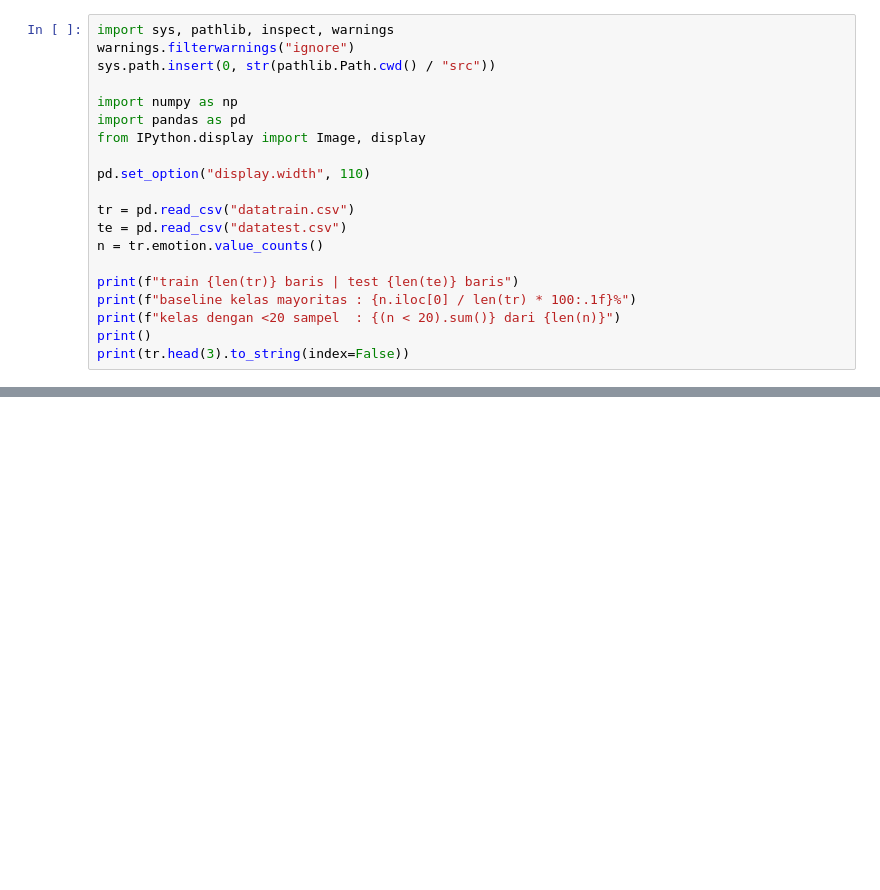
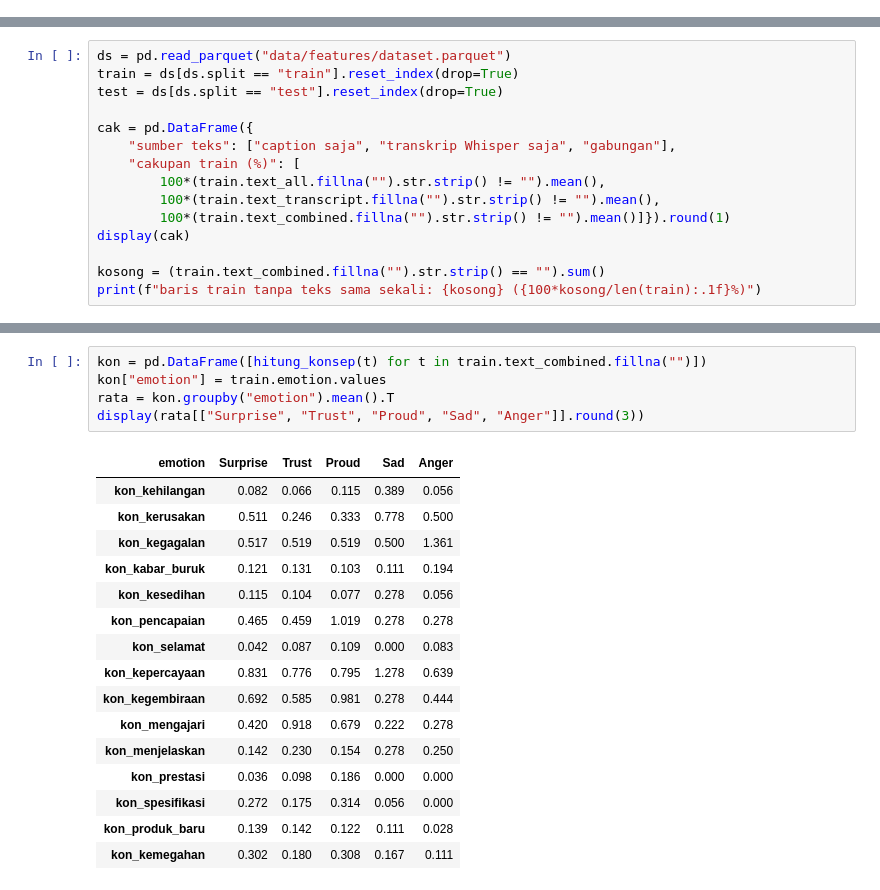
Before and after one commit to bejirbang/BDC_Tel-U_2026, a Jupyter notebook: explore.ipynb, the cells around one changed output, grey strips where cells are left out. Drawn from its saved outputs; the diff is of its cells as text; blank space fills up the shorter version.

```diff
--- a/explore.ipynb
+++ b/explore.ipynb
@@ -223,20 +0,0 @@ sebelum sebuah model bisa disebut mempelajari sesuatu.
-# %%
-import sys, pathlib, inspect, warnings
-warnings.filterwarnings("ignore")
-sys.path.insert(0, str(pathlib.Path.cwd() / "src"))
-
-import numpy as np
-import pandas as pd
-from IPython.display import Image, display
-
-pd.set_option("display.width", 110)
-
-tr = pd.read_csv("datatrain.csv")
-te = pd.read_csv("datatest.csv")
-n = tr.emotion.value_counts()
-
-print(f"train {len(tr)} baris | test {len(te)} baris")
-print(f"baseline kelas mayoritas : {n.iloc[0] / len(tr) * 100:.1f}%")
-print(f"kelas dengan <20 sampel  : {(n < 20).sum()} dari {len(n)}")
-print()
-print(tr.head(3).to_string(index=False))
@@ -1037,0 +309,15 @@ Rincian lengkap keputusan dan jalan buntu yang sempat ditempuh ada di
+# %%
+ds = pd.read_parquet("data/features/dataset.parquet")
+train = ds[ds.split == "train"].reset_index(drop=True)
+test = ds[ds.split == "test"].reset_index(drop=True)
+
+cak = pd.DataFrame({
+    "sumber teks": ["caption saja", "transkrip Whisper saja", "gabungan"],
+    "cakupan train (%)": [
+        100*(train.text_all.fillna("").str.strip() != "").mean(),
+        100*(train.text_transcript.fillna("").str.strip() != "").mean(),
+        100*(train.text_combined.fillna("").str.strip() != "").mean()]}).round(1)
+display(cak)
+
+kosong = (train.text_combined.fillna("").str.strip() == "").sum()
+print(f"baris train tanpa teks sama sekali: {kosong} ({100*kosong/len(train):.1f}%)")
@@ -1037,0 +460,22 @@ Rincian lengkap keputusan dan jalan buntu yang sempat ditempuh ada di
+# %%
+kon = pd.DataFrame([hitung_konsep(t) for t in train.text_combined.fillna("")])
+kon["emotion"] = train.emotion.values
+rata = kon.groupby("emotion").mean().T
+display(rata[["Surprise", "Trust", "Proud", "Sad", "Anger"]].round(3))
+# %% [output]
+| emotion | Surprise | Trust | Proud | Sad | Anger |
+| kon_kehilangan | 0.082 | 0.066 | 0.115 | 0.389 | 0.056 |
+| kon_kerusakan | 0.511 | 0.246 | 0.333 | 0.778 | 0.500 |
+| kon_kegagalan | 0.517 | 0.519 | 0.519 | 0.500 | 1.361 |
+| kon_kabar_buruk | 0.121 | 0.131 | 0.103 | 0.111 | 0.194 |
+| kon_kesedihan | 0.115 | 0.104 | 0.077 | 0.278 | 0.056 |
+| kon_pencapaian | 0.465 | 0.459 | 1.019 | 0.278 | 0.278 |
+| kon_selamat | 0.042 | 0.087 | 0.109 | 0.000 | 0.083 |
+| kon_kepercayaan | 0.831 | 0.776 | 0.795 | 1.278 | 0.639 |
+| kon_kegembiraan | 0.692 | 0.585 | 0.981 | 0.278 | 0.444 |
+| kon_mengajari | 0.420 | 0.918 | 0.679 | 0.222 | 0.278 |
+| kon_menjelaskan | 0.142 | 0.230 | 0.154 | 0.278 | 0.250 |
+| kon_prestasi | 0.036 | 0.098 | 0.186 | 0.000 | 0.000 |
+| kon_spesifikasi | 0.272 | 0.175 | 0.314 | 0.056 | 0.000 |
+| kon_produk_baru | 0.139 | 0.142 | 0.122 | 0.111 | 0.028 |
+| kon_kemegahan | 0.302 | 0.180 | 0.308 | 0.167 | 0.111 |
```
Also changed, not shown: parts of 117 cells of this notebook, 38 other files.
